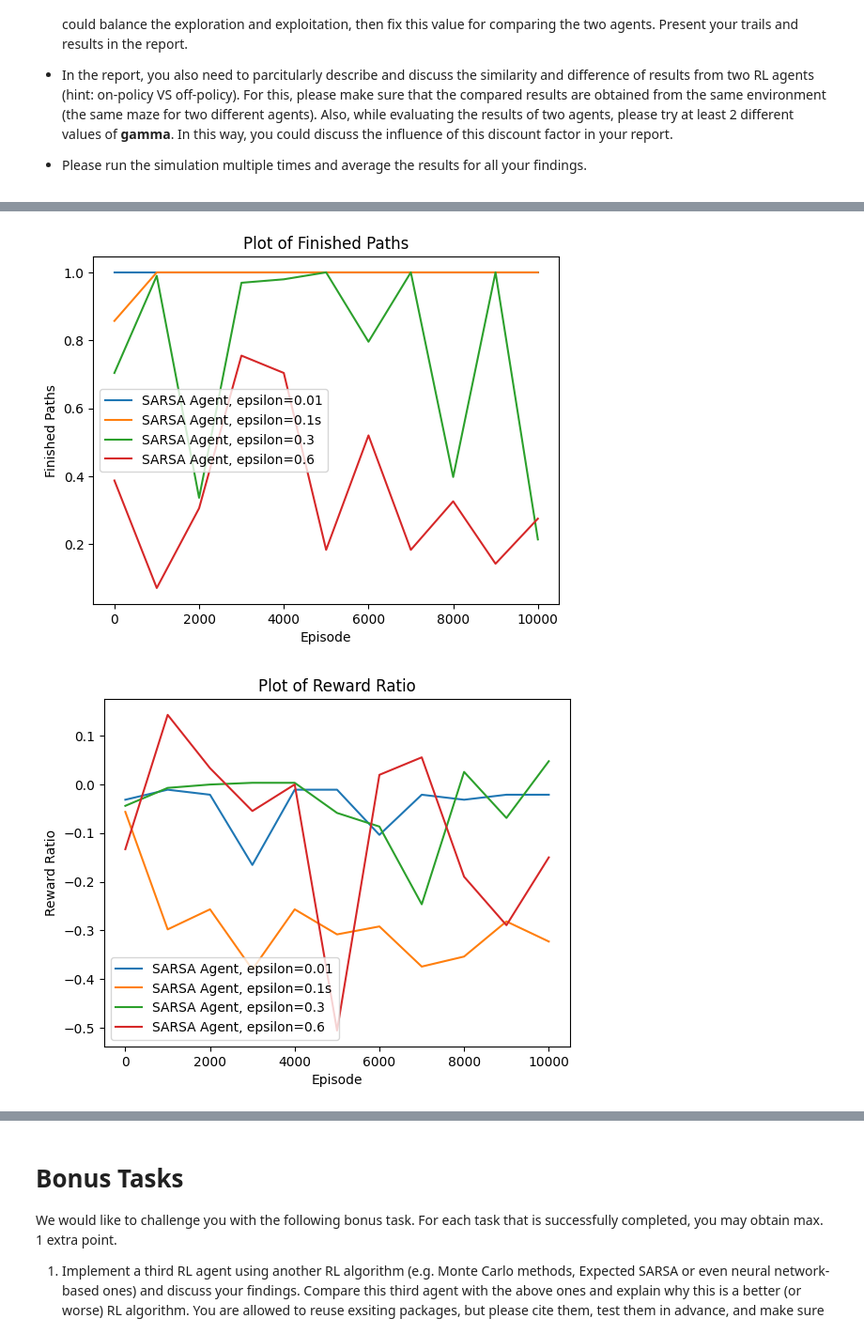
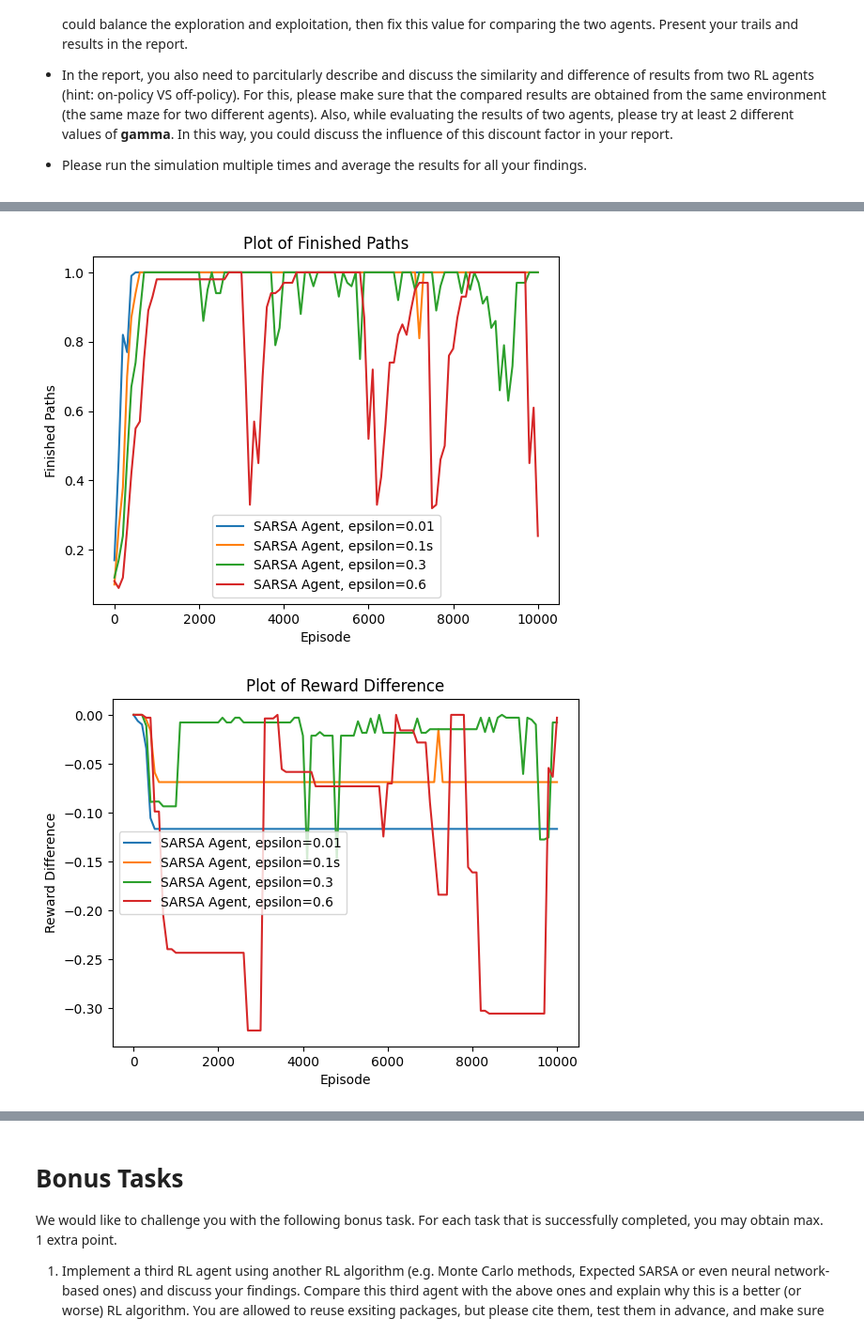
Before and after one commit to MarognaLorenzo/ApplicationOfMachineLearning, a Jupyter notebook: Assignment4/notebooks/Lorenzo.ipynb, the cells around one changed output, grey strips where cells are left out. Shown at 94% size. Saved outputs shown, nothing was run; the diff lists cells and outputs as text; code cells hidden in the pictures.

```diff
--- a/Assignment4/notebooks/Lorenzo.ipynb
+++ b/Assignment4/notebooks/Lorenzo.ipynb
@@ -244,22 +244,26 @@ class Agent():
         # evaluation metrics initialization
         finished_paths = 0
         total_reward = 0
-        reward_ratios = []
+        reward_difference = []
 
         for position in free_positions:
+            if self.env._is_goal(tuple(position)):
+                continue
             _, _, reward, found_path = self.solve(get_frames=False, starting_position=tuple(position))
             finished_paths += found_path
             total_reward += reward
             if found_path:
                 # obtain optimal reward (using dijkstra algorithm)
                 optimal_reward = optimal_score(self.env, tuple(position))
-                ratio = reward - optimal_reward
-                reward_ratios.append(ratio)
+                difference = reward - optimal_reward
+                if difference > 0:
+                    print(f"Res = optimal:{optimal_reward}, res = {reward}")
+                reward_difference.append(difference)
 
 
-        ratio_finished_paths = finished_paths / len(free_positions)
-        avg_reward_ratio = sum(reward_ratios) / finished_paths
-        return ratio_finished_paths, avg_reward_ratio, total_reward
+        ratio_finished_paths = finished_paths / (len(free_positions) - 1)
+        avg_reward_difference = sum(reward_difference) / (len(free_positions) - 1)
+        return ratio_finished_paths, avg_reward_difference, total_reward
 # %%
 # Random agent
 class RandomAgent(Agent):
@@ -528,7 +470,7 @@ visualize_agent_brain(newqagent, env)
 # TODO: evaluation
 # TODO: evaluation
 def compare_agents(agents: [Agent], max_episode, snapshot_rate):
-    data = [{"agent_name": agent.get_name(), "episode" : [], "finished_paths" : [], "reward_ratio": [], "total_reward": []} for agent in agents]
+    data = [{"agent_name": agent.get_name(), "episode" : [], "finished_paths" : [], "reward_difference": [], "total_reward": []} for agent in agents]
 
     for episodes_done in tqdm(range(0, max_episode + 1, snapshot_rate)):
         for agent_index in range(len(agents)):
@@ -536,11 +478,11 @@ def compare_agents(agents: [Agent], max_episode, snapshot_rate):
             agent_data = data[agent_index]
 
             agent.train(snapshot_rate, progress_bar=False)
-            ratio_finish_paths, avg_reward_ratio, total_reward = agent.evaluate()
+            ratio_finish_paths, avg_reward_difference, total_reward = agent.evaluate()
 
             agent_data["episode"].append(episodes_done)
             agent_data["finished_paths"].append(ratio_finish_paths)
-            agent_data["reward_ratio"].append(avg_reward_ratio)
+            agent_data["reward_difference"].append(avg_reward_difference)
             agent_data["total_reward"].append(total_reward)
 
     return data
@@ -579,13 +521,13 @@ plot_data(data, "total_reward", "Total Reward")
 # %%
 sarsa_agent_high = SARSAAgent(env, "SARSA Agent, epsilon=0.01", exploration_rate=0.01)
 sarsa_agent_hmid = SARSAAgent(env, "SARSA Agent, epsilon=0.1s", exploration_rate=0.1)
 sarsa_agent_lmid = SARSAAgent(env, "SARSA Agent, epsilon=0.3", exploration_rate=0.3)
 sarsa_agent_low = SARSAAgent(env, "SARSA Agent, epsilon=0.6", discount_factor=0.6)
 
-data = compare_agents([sarsa_agent_high, sarsa_agent_hmid, sarsa_agent_lmid, sarsa_agent_low], 10000, 1000)
+data = compare_agents([sarsa_agent_high, sarsa_agent_hmid, sarsa_agent_lmid, sarsa_agent_low], 10000, 100)
 plot_data(data, "finished_paths", "Finished Paths")
-plot_data(data, "reward_ratio", "Reward Ratio")
+plot_data(data, "reward_difference", "Reward Difference")
 plot_data(data, "total_reward", "Total Reward")
 # %% [output]
-[figure, old version]
+[figure, new version]
-[figure, old version]
+[figure, new version]
```
Also changed, not shown: parts of 21 cells of this notebook, 1 other file.
